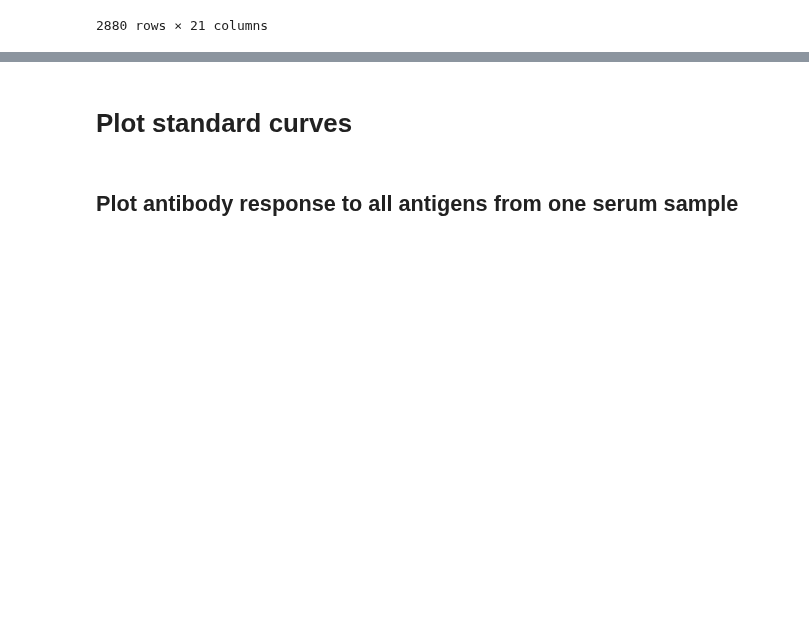
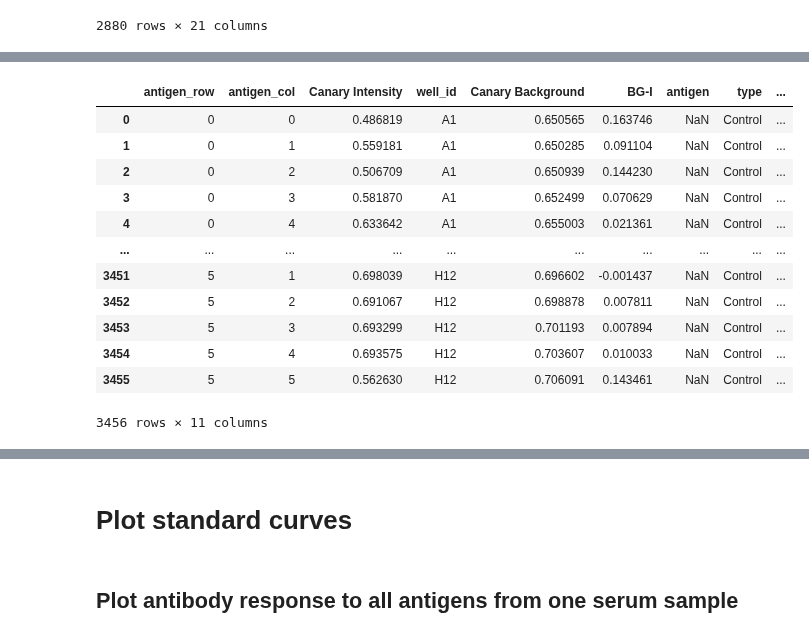
Before and after one commit to mehta-lab/multiSero, a Jupyter notebook: notebooks_interpretation/FluPlateInterpretationV3_smg.ipynb, the cells around one changed output, grey strips where cells are left out. Cells and saved outputs as stored; diff of their text form; code cells hidden in the pictures; blank space fills up the shorter version.

```diff
--- a/notebooks_interpretation/FluPlateInterpretationV3_smg.ipynb
+++ b/notebooks_interpretation/FluPlateInterpretationV3_smg.ipynb
@@ -225,0 +285,3 @@ See the caveats in the documentation: https://pandas.pydata.org/pandas-docs/stab
+# %%
+canaryBackgroundTRIMMED_df=pd.DataFrame()
+canaryBackgroundTRIMMED_df=canaryBackground_df.drop(['antigen_row','antigen_col','well_id'], axis=1)
@@ -225,0 +302,4 @@ See the caveats in the documentation: https://pandas.pydata.org/pandas-docs/stab
+# %%
+# Concatenate the intensity and background dataframes corresponding to the canary pipeline output
+canaryIBG_df = pd.concat([canaryIntensity_df,canaryBackgroundTRIMMED_df], axis=1)
+canaryIBG_df
@@ -225,0 +359,22 @@ See the caveats in the documentation: https://pandas.pydata.org/pandas-docs/stab
+# %%
+canaryIBG_df = pd.merge(canaryIBG_df,
+                 antigen_df,
+                 how='left', on=['antigen_row', 'antigen_col'])
+canaryIBG_df = pd.merge(canaryIBG_df,
+                 plate_info_df,
+                 how='left', on=['well_id'])
+canaryIBG_df
+# %% [output]
+|  | antigen_row | antigen_col | Canary Intensity | well_id | Canary Background | BG-I | antigen | type | ... |
+| 0 | 0 | 0 | 0.486819 | A1 | 0.650565 | 0.163746 | NaN | Control | ... |
+| 1 | 0 | 1 | 0.559181 | A1 | 0.650285 | 0.091104 | NaN | Control | ... |
+| 2 | 0 | 2 | 0.506709 | A1 | 0.650939 | 0.144230 | NaN | Control | ... |
+| 3 | 0 | 3 | 0.581870 | A1 | 0.652499 | 0.070629 | NaN | Control | ... |
+| 4 | 0 | 4 | 0.633642 | A1 | 0.655003 | 0.021361 | NaN | Control | ... |
+| ... | ... | ... | ... | ... | ... | ... | ... | ... | ... |
+| 3451 | 5 | 1 | 0.698039 | H12 | 0.696602 | -0.001437 | NaN | Control | ... |
+| 3452 | 5 | 2 | 0.691067 | H12 | 0.698878 | 0.007811 | NaN | Control | ... |
+| 3453 | 5 | 3 | 0.693299 | H12 | 0.701193 | 0.007894 | NaN | Control | ... |
+| 3454 | 5 | 4 | 0.693575 | H12 | 0.703607 | 0.010033 | NaN | Control | ... |
+| 3455 | 5 | 5 | 0.562630 | H12 | 0.706091 | 0.143461 | NaN | Control | ... |
+3456 rows × 11 columns
```
Also changed, not shown: parts of 16 cells of this notebook.
